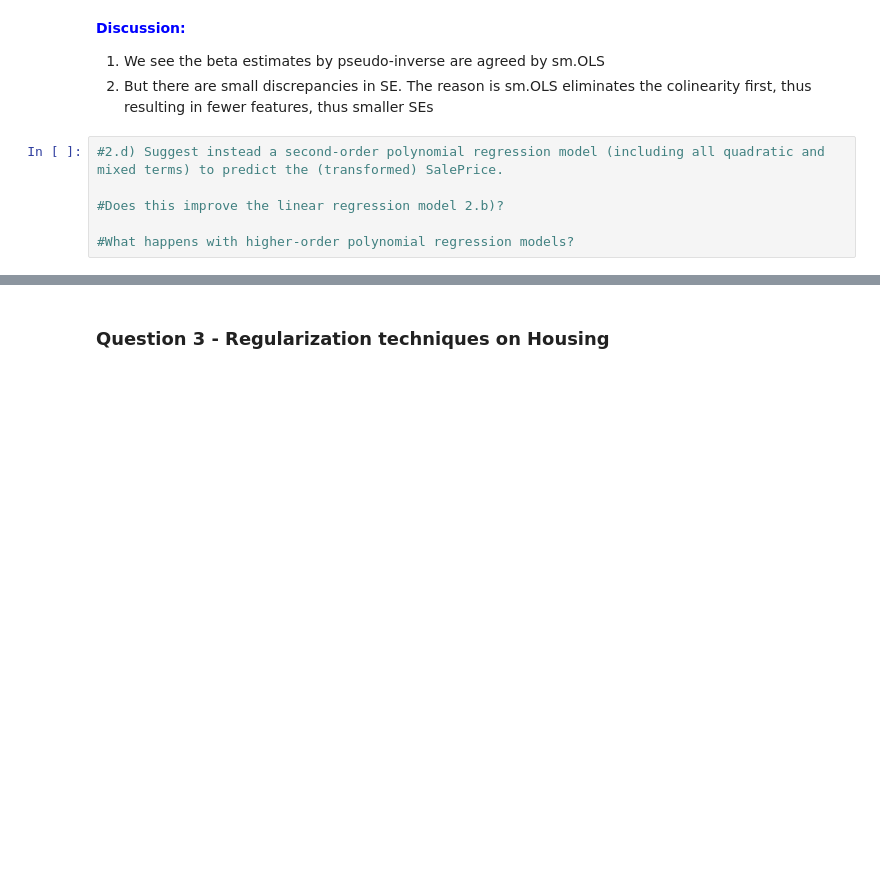
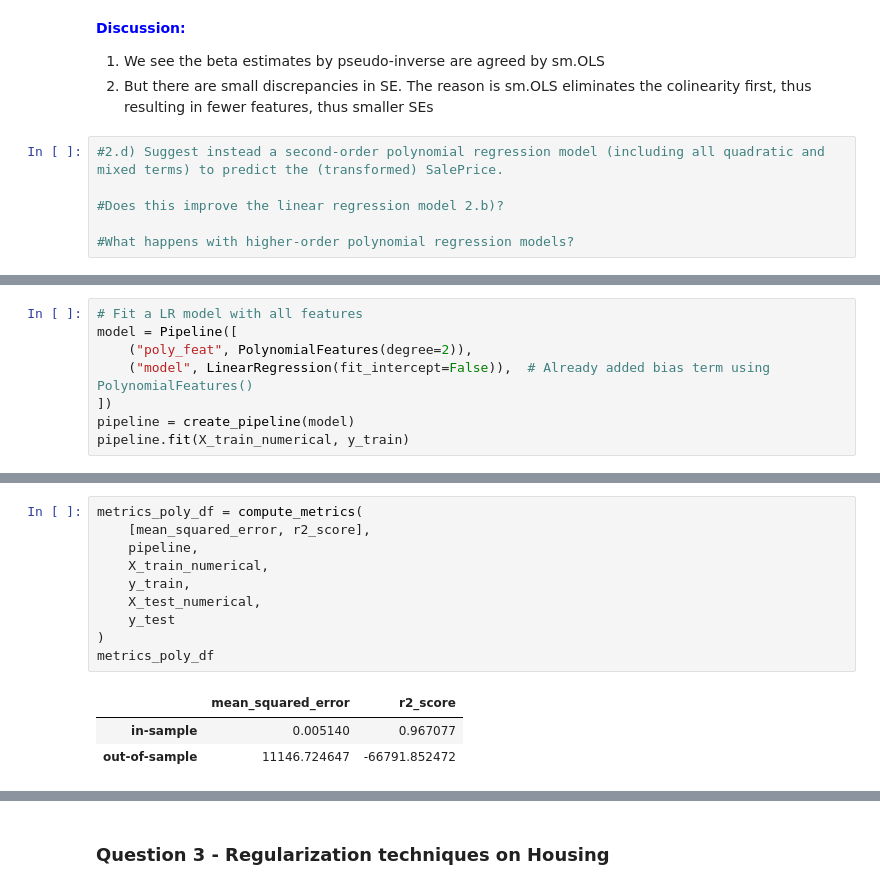
Before and after one commit to 10258392511/MLFIProjects, a Jupyter notebook: LinearRegression/Project1 - Template.ipynb, the cells around one changed output, grey strips where cells are left out. Drawn from its saved outputs; the diff is of its cells as text; blank space fills up the shorter version.

```diff
--- a/LinearRegression/Project1 - Template.ipynb
+++ b/LinearRegression/Project1 - Template.ipynb
@@ -597,0 +638,8 @@ False
+# %%
+# Fit a LR model with all features
+model = Pipeline([
+    ("poly_feat", PolynomialFeatures(degree=2)),
+    ("model", LinearRegression(fit_intercept=False)),  # Already added bias term using PolynomialFeatures()
+])
+pipeline = create_pipeline(model)
+pipeline.fit(X_train_numerical, y_train)
@@ -597,0 +662,14 @@ False
+# %%
+metrics_poly_df = compute_metrics(
+    [mean_squared_error, r2_score],
+    pipeline,
+    X_train_numerical,
+    y_train,
+    X_test_numerical,
+    y_test
+)
+metrics_poly_df
+# %% [output]
+|  | mean_squared_error | r2_score |
+| in-sample | 0.005140 | 0.967077 |
+| out-of-sample | 11146.724647 | -66791.852472 |
```
Also changed, not shown: parts of 50 cells of this notebook, 1 other file.
